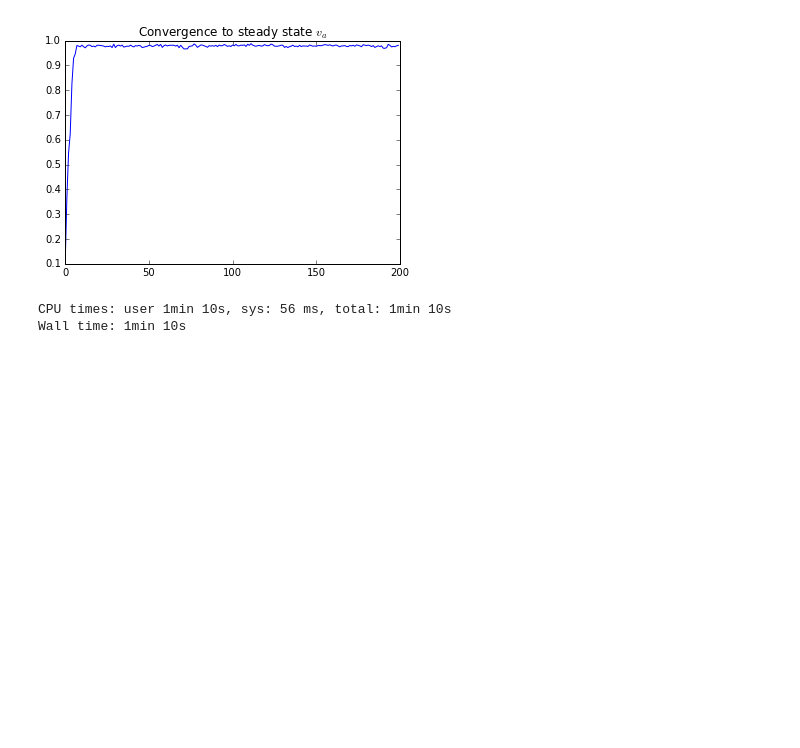
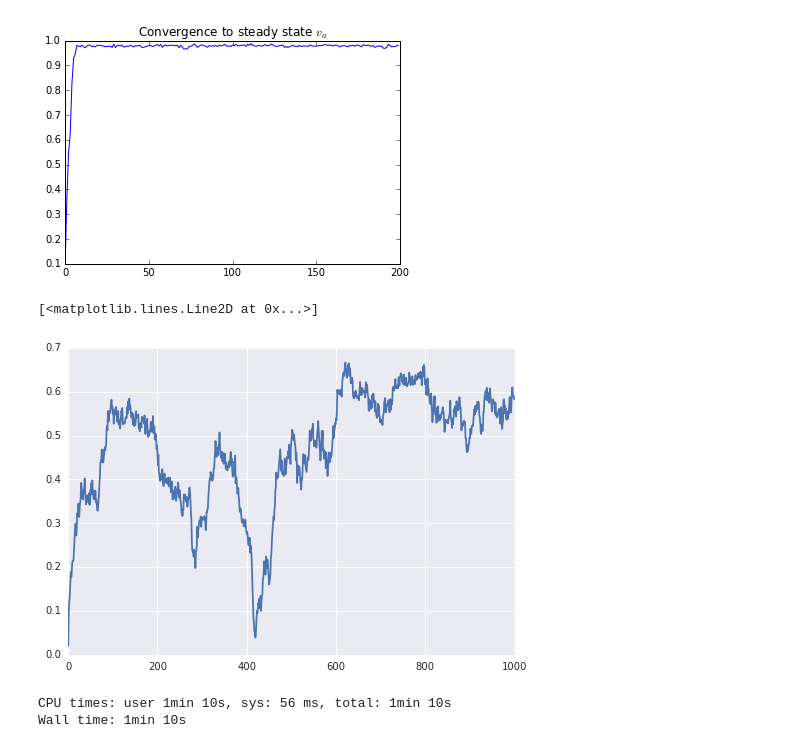
Before and after one commit to chargus/active, a Jupyter notebook: active.ipynb, the cells around one changed output. Drawn from its saved outputs; the diff is of its cells as text; code cells hidden in the pictures; blank space fills up the shorter version.

```diff
--- a/active.ipynb
+++ b/active.ipynb
@@ -12,13 +12,14 @@ sns.set_context('notebook')
 ## Run a simple simulation and make a movie of dynamics
 # %%
 # Simulation settings
-n = 40
+n = 1000
 rho = 4.
-eta = .5
-vel = 0.03
-rcut=.1
+eta = 2.75
+rho = 4.0
+vel = 0.1
+rcut = 1.
+nlog = 1
 nframes = 500
-nlog = 1
 np.random.seed(100)
 # %%
 ptraj, ttraj = active.run(n, rho, eta, vel, rcut, nframes, nlog)
@@ -70,6 +83,13 @@ plt.title('Convergence to steady state $v_a$')
 # %% [output]
 <matplotlib.text.Text at 0x...>
 [figure]
+# %%
+ttraj = np.load('sim/eta_2.75n_1000_ttraj.npy')
+thetas = active.va_traj(ttraj)
+plt.plot(thetas)
+# %% [output]
+[<matplotlib.lines.Line2D at 0x...>]
+[figure, added]
 # %%
 vas = []
 n = 40
```
Also changed, not shown: parts of 5 cells of this notebook, 2 other files.
